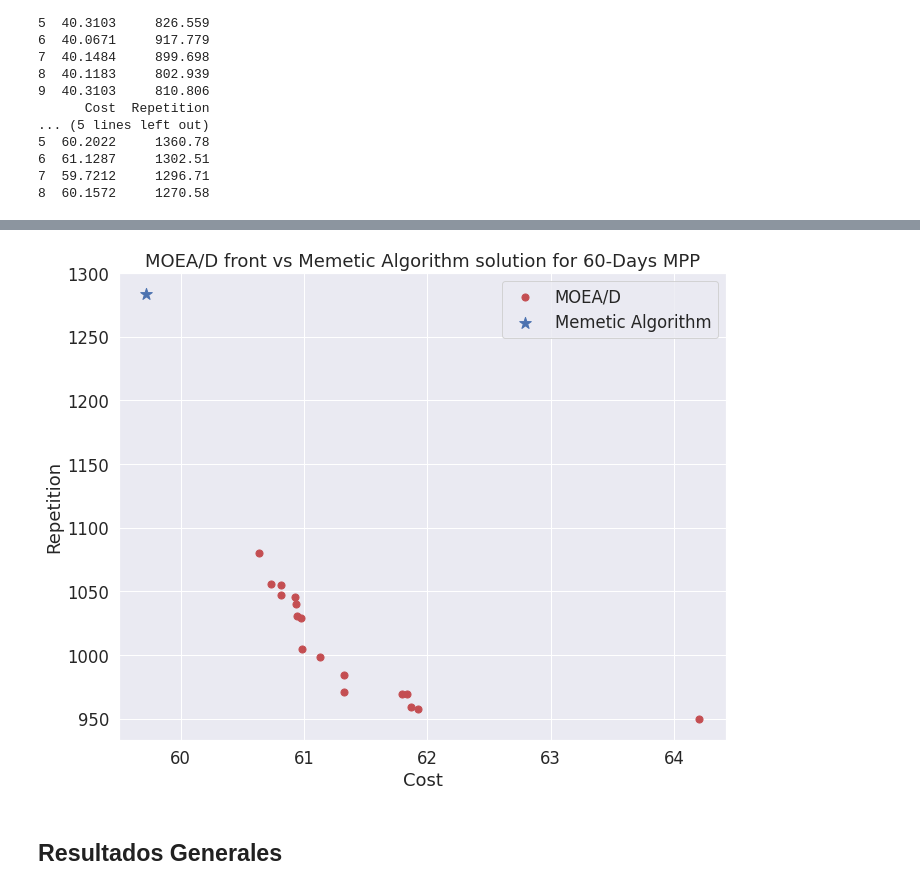
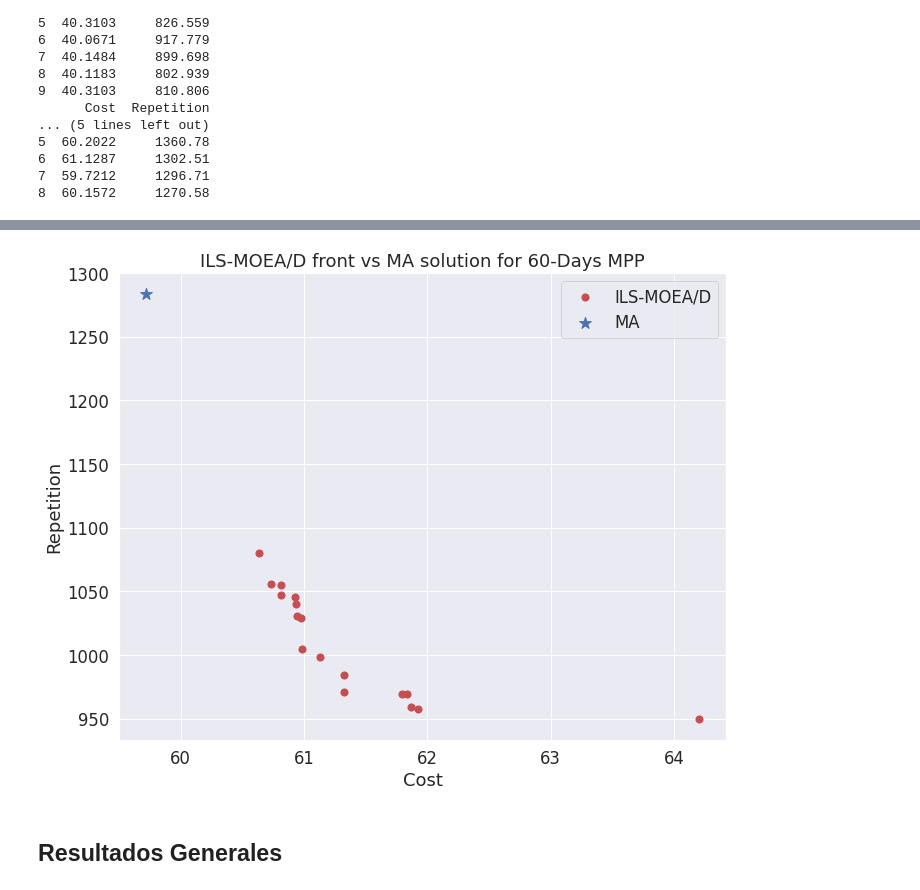
Before and after one commit to Tomas-Morph/MenuPlanning_MOEAD_Mathematics, a Jupyter notebook: notebooks/analyze_experiments_and_plots_insurgente.ipynb, the cells around one changed output, grey strips where cells are left out. Saved outputs shown, nothing was run; the diff lists cells and outputs as text; code cells hidden in the pictures.

```diff
--- a/notebooks/analyze_experiments_and_plots_insurgente.ipynb
+++ b/notebooks/analyze_experiments_and_plots_insurgente.ipynb
@@ -449,12 +449,12 @@ compare_fronts(multi_front_40_df, mono_x = mono_best_cost_40, mono_y = mono_best
 # %%
 mono_best_cost_60 = 59.7212
 mono_best_rep_60 = 1283.70
 
 compare_fronts(multi_front_60_df, mono_x = mono_best_cost_60, mono_y = mono_best_rep_60,
-               title='MOEA/D front vs Memetic Algorithm solution for 60-Days MPP',
-               multi_label='MOEA/D', mono_label = 'Memetic Algorithm', figure_name='MOEAD_60-Days_front_vs_Memetic_best.png')
+               title='ILS-MOEA/D front vs MA solution for 60-Days MPP',
+               multi_label='ILS-MOEA/D', mono_label = 'MA', figure_name='MOEAD_60-Days_front_vs_Memetic_best.png')
 # %% [output]
-[figure, old version]
+[figure, new version]
 # %% [markdown]
 ## Resultados Generales
 # %%
```
Also changed, not shown: parts of 19 cells of this notebook, 28 other files.
